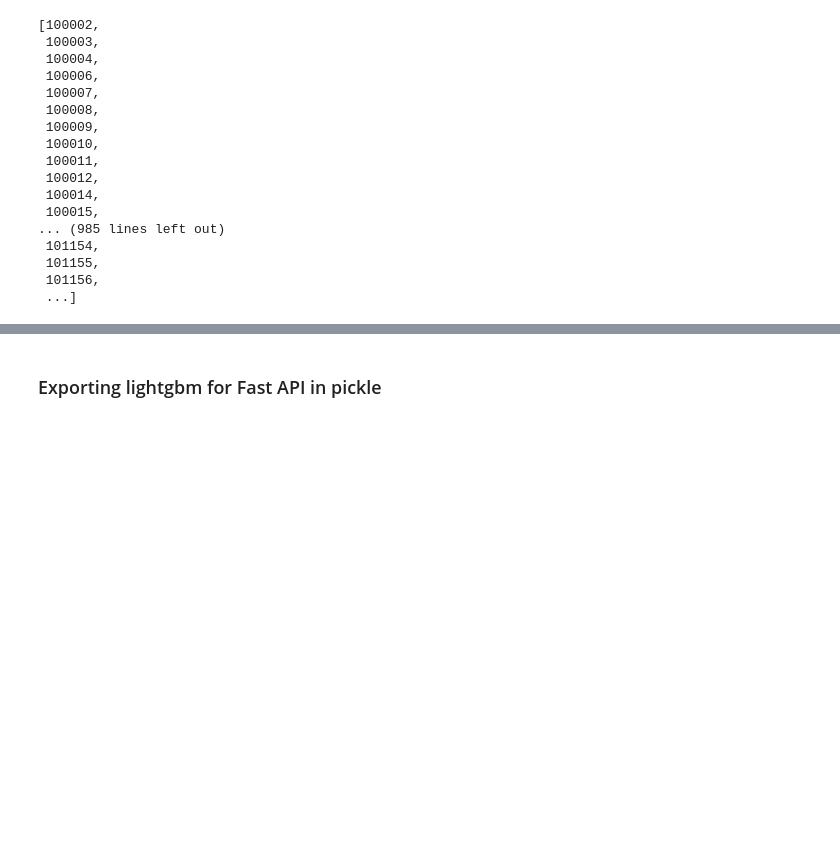
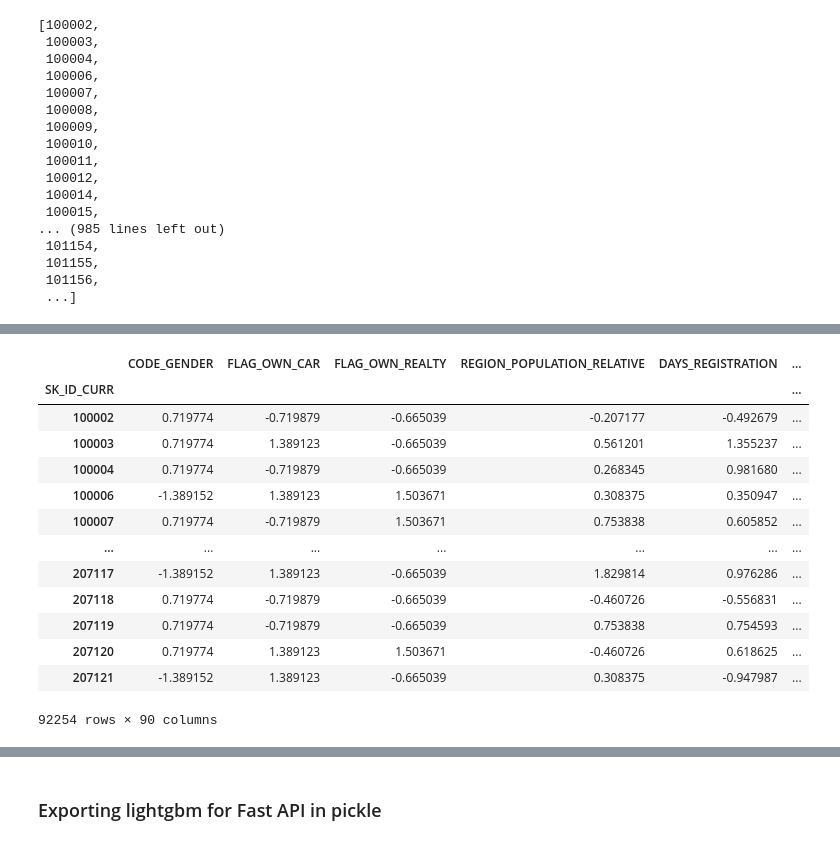
Before and after one commit to SilviaFranze/Project7, a Jupyter notebook: Proj7.ipynb, the cells around one changed output, grey strips where cells are left out. Saved outputs shown, nothing was run; the diff lists cells and outputs as text; code cells hidden in the pictures; blank space fills up the shorter version.

```diff
--- a/Proj7.ipynb
+++ b/Proj7.ipynb
@@ -999,0 +1028,18 @@ esempio_riga
+# %%
+input_data_scaled = X_test_scld_cols.set_index('SK_ID_CURR')
+input_data_scaled
+# %% [output]
+|  | CODE_GENDER | FLAG_OWN_CAR | FLAG_OWN_REALTY | REGION_POPULATION_RELATIVE | DAYS_REGISTRATION | ... |
+| SK_ID_CURR |  |  |  |  |  | ... |
+| 100002 | 0.719774 | -0.719879 | -0.665039 | -0.207177 | -0.492679 | ... |
+| 100003 | 0.719774 | 1.389123 | -0.665039 | 0.561201 | 1.355237 | ... |
+| 100004 | 0.719774 | -0.719879 | -0.665039 | 0.268345 | 0.981680 | ... |
+| 100006 | -1.389152 | 1.389123 | 1.503671 | 0.308375 | 0.350947 | ... |
+| 100007 | 0.719774 | -0.719879 | 1.503671 | 0.753838 | 0.605852 | ... |
+| ... | ... | ... | ... | ... | ... | ... |
+| 207117 | -1.389152 | 1.389123 | -0.665039 | 1.829814 | 0.976286 | ... |
+| 207118 | 0.719774 | -0.719879 | -0.665039 | -0.460726 | -0.556831 | ... |
+| 207119 | 0.719774 | -0.719879 | -0.665039 | 0.753838 | 0.754593 | ... |
+| 207120 | 0.719774 | 1.389123 | 1.503671 | -0.460726 | 0.618625 | ... |
+| 207121 | -1.389152 | 1.389123 | -0.665039 | 0.308375 | -0.947987 | ... |
+92254 rows × 90 columns
```
Also changed, not shown: parts of 26 cells of this notebook, 3 other files.
